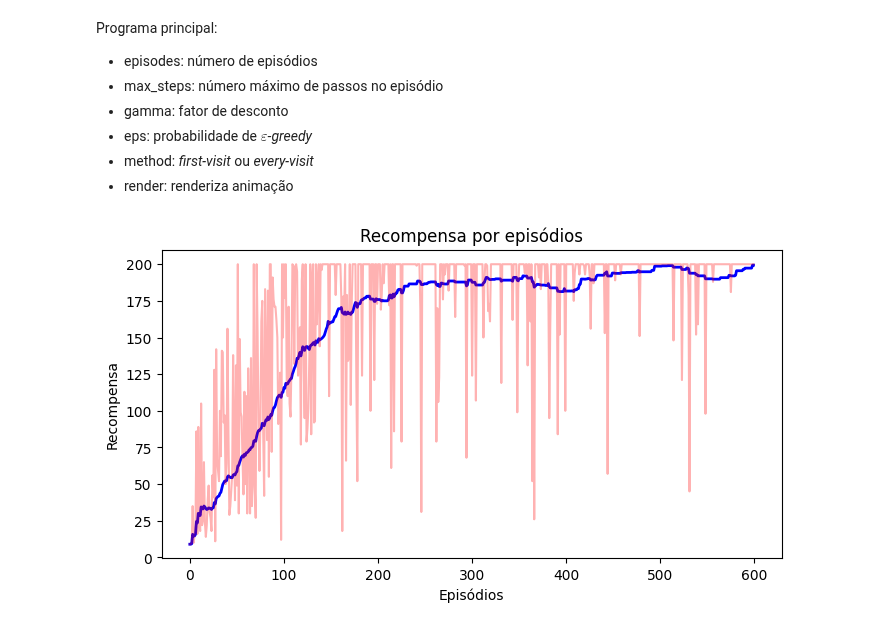
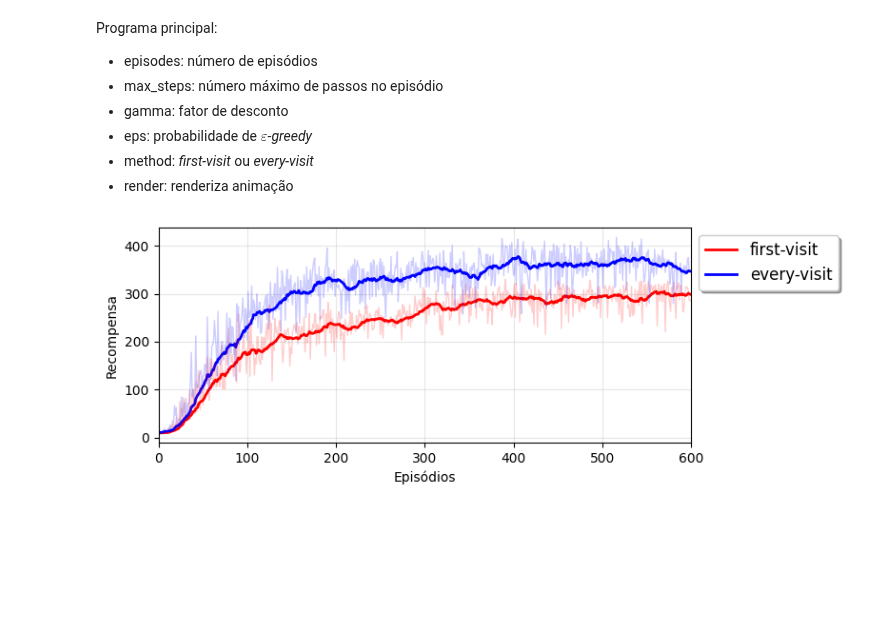
Before and after one commit to GTI-UFMG/IAR_codes, a Jupyter notebook: aula04/MC_pendulo_invertido.ipynb, the cells around one changed output. Drawn from its saved outputs; the diff is of its cells as text; code cells hidden in the pictures; blank space fills up the shorter version.

````diff
--- a/aula04/MC_pendulo_invertido.ipynb
+++ b/aula04/MC_pendulo_invertido.ipynb
@@ -37,10 +37,8 @@ Importando bilbiotecas. A biblioteca gym emula ambientes para aprendizado por re
 import gymnasium as gym
 import numpy as np
 from functools import partial
-from collections import deque
 from IPython.display import clear_output
 import matplotlib.pyplot as plt
-plt.rcParams['figure.figsize'] = (8,4)
 # %% [markdown]
 Criando uma classe para gerenciar as listas de *retornos(s,a)* para todos os estados e ações.
 # %%
@@ -53,7 +51,7 @@ class Returns:
         self.r.append(G)
     ##########################################
     # média corrente dos retornos(s)
-    def getAverage(self):
+    def get_average(self):
         return np.mean(self.r) if self.r else 0.0
 # %% [markdown]
 Criando a classe do Monte Carlo tabular. Nesse exemplo, vamos usar o pêndulo: ```gym.make('CartPole-v0')```.
@@ -174,7 +167,7 @@ class TabularMC(TabularMC):
         self.policy = self.curr_policy()
 
         # gera um episodio seguindo a politica corrente
-        [states, actions, rewards] = self.oneEpisode()
+        [states, actions, rewards] = self.one_episode()
 
         G = 0.0
 
@@ -188,17 +181,15 @@ class TabularMC(TabularMC):
 
             # first-visit?
             if self.method == 'first_visit':
-                if s in states[0:t]:
+                if (s, a) in list(zip(states[0:t], actions[0:t])):
                     continue
-            elif self.method == 'every_visit':
-                None
 
             # atualiza Q(s,a)
             G = self.gamma*G + r
             self.returns[s][a].append(G)
 
             # Q(S_t, A_t) \gets média(Retornos(S_t, A_t))
-            self.Q[s, a] = self.returns[s][a].getAverage()
+            self.Q[s, a] = self.returns[s][a].get_average()
 
         return np.sum(np.array(rewards))
 # %% [markdown]
@@ -218,9 +209,9 @@ class TabularMC(TabularMC):
         # probabilidades de escolher as acoes
         p1 = 1.0 - self.eps + self.eps/self.num_actions
         p2 = self.eps/self.num_actions
-        prob = [p1 if a == Q[state, :].argmax() else p2 for a in range(self.num_actions)]
+        prob = np.array([p1 if a == Q[state, :].argmax() else p2 for a in range(self.num_actions)])
 
-        return np.random.choice(self.num_actions, p=np.array(prob))
+        return np.random.choice(self.num_actions, p=prob)
 # %% [markdown]
 Programa principal:
 
@@ -234,44 +225,59 @@ Programa principal:
 if __name__ == '__main__':
 
     plt.ion()
+    plt.rcParams['figure.figsize'] = (8,3)
+    plt.figure(1)
 
     # parametros
     parameters = {'episodes'  : 600,
-                  'max_steps' : 200,
                   'gamma'     : 0.99,
                   'eps'       : 1.0e-1,
-                  'method'    : 'first-visit', # 'first-visit' ou 'every-visit'
+                  'method'    : '', # 'first-visit' ou 'every-visit'
                   'render'    : False,
+                  'nagents'   : 10,
                  }
 
     # Cria Monte-Carlo tabular
-    mc = TabularMC(parameters)
+    parameters['method'] = 'first-visit'
+    mcs_first = [TabularMC(parameters) for _ in range(parameters['nagents'])]
+    parameters['method'] = 'every-visit'
+    mcs_every = [TabularMC(parameters) for _ in range(parameters['nagents'])]
 
     # historico dos recompensas
-    rewards = []
-    avg_rewards = []
+    rewards_f = []
+    rewards_e = []
+    avg_rewards_f = []
+    avg_rewards_e = []
 
     # loop principal
     for i in range(parameters['episodes']):
 
         # roda um episodio
-        total_reward = mc.Iterate()
+        total_reward_f = [mc.Iterate() for mc in mcs_first]
+        total_reward_e = [mc.Iterate() for mc in mcs_every]
 
         # rewards
-        rewards.append(total_reward)
+        rewards_f.append(np.mean(total_reward_f))
+        rewards_e.append(np.mean(total_reward_e))
         # reward medio
-        avg_rewards.append(np.mean(rewards[-50:]))
+        avg_rewards_f.append(np.mean(rewards_f[-20:]))
+        avg_rewards_e.append(np.mean(rewards_e[-20:]))
 
         # plot
-        plt.figure(1)
         clear_output(wait=True)
         plt.clf()
-        plt.plot(avg_rewards, 'b', linewidth=2)
-        plt.plot(rewards, 'r', alpha=0.3)
-        plt.title('Recompensa por episódios')
+        plt.plot(avg_rewards_f, 'r', linewidth=2, label='first-visit')
+        plt.plot(avg_rewards_e, 'b', linewidth=2, label='every-visit')
+        plt.plot(rewards_f, 'r', alpha=0.2, linewidth=1)
+        plt.plot(rewards_e, 'b', alpha=0.2, linewidth=1)
+        plt.legend(loc='upper left', bbox_to_anchor=(1, 1), fancybox=True, shadow=True, fontsize=12, facecolor='w')
         plt.xlabel('Episódios')
         plt.ylabel('Recompensa')
+        plt.xlim([0, parameters['episodes']])
+        plt.grid(alpha=0.3)
+        plt.tight_layout()
+        plt.gcf().patch.set_alpha(0)
         plt.show()
         plt.pause(.1)
 # %% [output]
-[figure, old version]
+[figure, new version]
````
Also changed, not shown: parts of 2 cells of this notebook.
